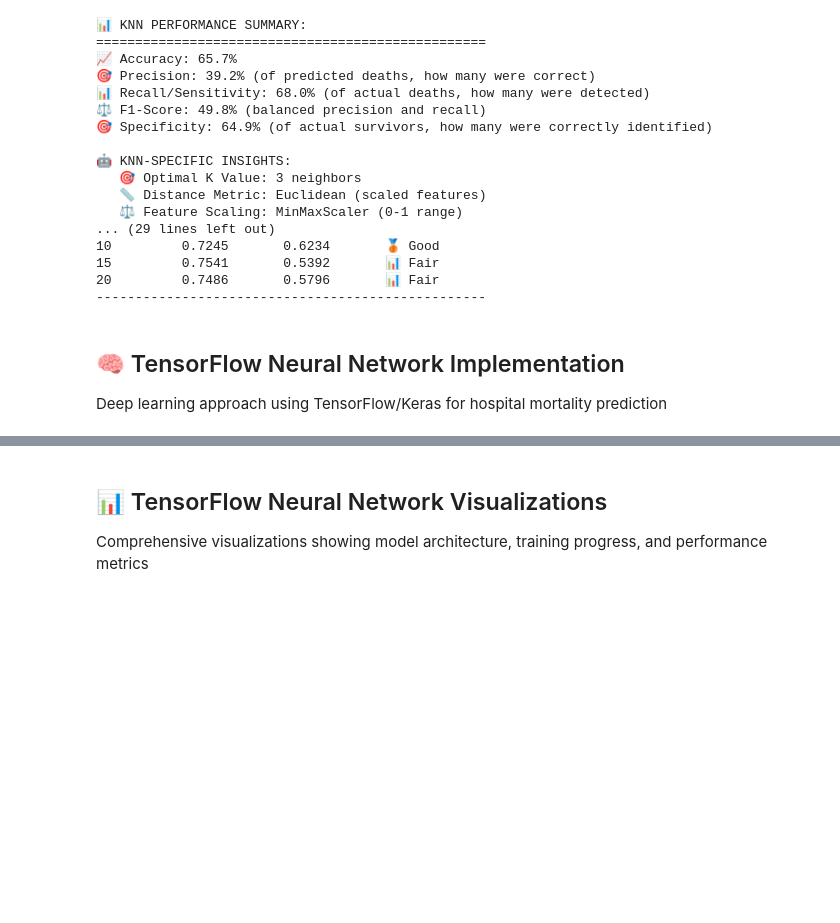
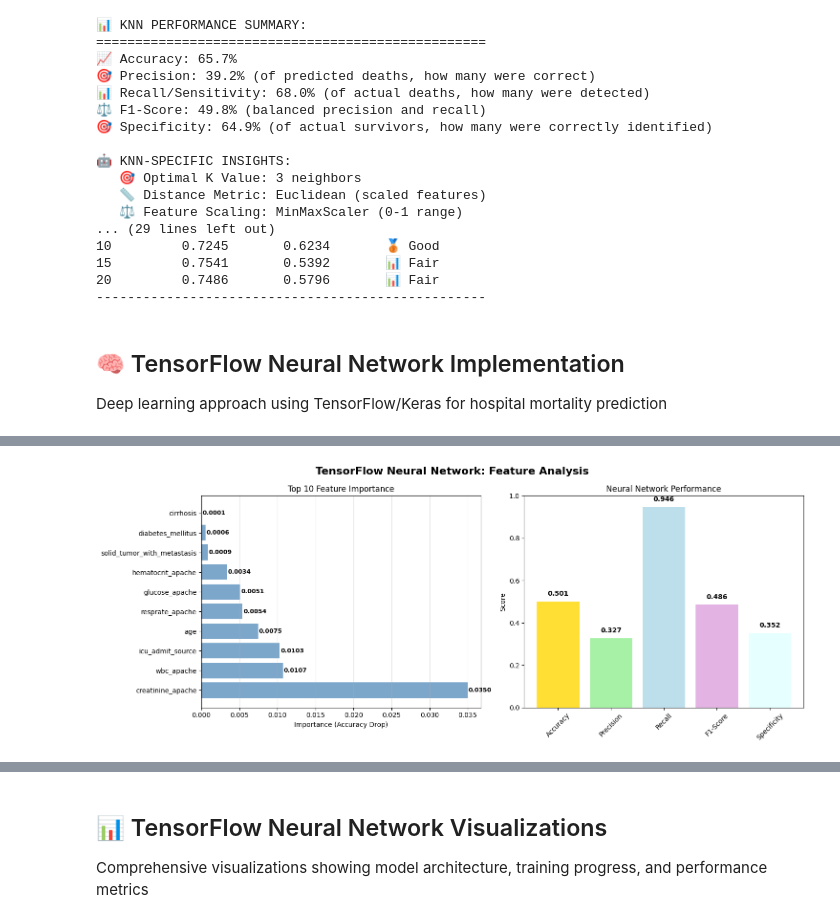
Before and after one commit to Quinn-Gainey/CS513-icu-mortality, a Jupyter notebook: dataset_overview.ipynb, the cells around one changed output, grey strips where cells are left out. Drawn from its saved outputs; the diff is of its cells as text; code cells hidden in the pictures; blank space fills up the shorter version.

```diff
--- a/dataset_overview.ipynb
+++ b/dataset_overview.ipynb
@@ -2721,0 +3335,95 @@ X shape: (22162, 22)
+# %%
+# TensorFlow Neural Network Feature Analysis - Simple Approach
+import pandas as pd
+import numpy as np
+import matplotlib.pyplot as plt
+
+print("🧠 TENSORFLOW NEURAL NETWORK FEATURE ANALYSIS")
+print("=" * 60)
+print("🎯 Simple feature importance analysis for neural network")
+
+# Get feature names
+nn_feature_names = list(X_train_std.columns)
+print(f"\n🔢 Neural Network Info:")
+print(f"   • Features: {len(nn_feature_names)}")
+print(f"   • Performance: {tf_accuracy:.3f} accuracy, {tf_recall:.3f} recall")
+
+# Method 1: Feature Ablation (Simple)
+print(f"\n🔍 FEATURE ABLATION ANALYSIS")
+print("   Testing performance drop when features are removed...")
+
+# Get baseline predictions
+baseline_pred = (model.predict(x_test, verbose=0) > best_threshold).astype(int)
+baseline_accuracy = np.mean(baseline_pred == y_test)
+print(f"   Baseline accuracy: {baseline_accuracy:.4f}")
+
+# Calculate importance by removing each feature
+ablation_importance = []
+for i, feature in enumerate(nn_feature_names):
+    # Copy test data and zero out feature i
+    x_test_modified = x_test.copy()
+    x_test_modified[:, i] = 0  # Set feature to zero instead of mean
+
+    # Get new accuracy
+    modified_pred = (model.predict(x_test_modified, verbose=0) > best_threshold).astype(int)
+    modified_accuracy = np.mean(modified_pred == y_test)
+
+    # Importance = accuracy drop
+    importance = baseline_accuracy - modified_accuracy
+    ablation_importance.append(importance)
+
+# Create results dataframe
+importance_df = pd.DataFrame({
+    'feature': nn_feature_names,
+    'importance': ablation_importance
+}).sort_values('importance', ascending=False)
+
+print(f"\n🏥 TOP 5 MOST IMPORTANT FEATURES:")
+for i, (_, row) in enumerate(importance_df.head(5).iterrows()):
+    print(f"   {i+1}. {row['feature']}: {row['importance']:.4f}")
+
+# Simple visualization
+fig, (ax1, ax2) = plt.subplots(1, 2, figsize=(15, 6))
+fig.suptitle('TensorFlow Neural Network: Feature Analysis', fontsize=16, fontweight='bold')
+
+# Plot 1: Top 10 Feature Importance
+top_10 = importance_df.head(10)
+ax1.barh(range(len(top_10)), top_10['importance'], color='steelblue', alpha=0.7)
+ax1.set_yticks(range(len(top_10)))
+ax1.set_yticklabels(top_10['feature'], fontsize=10)
+ax1.set_xlabel('Importance (Accuracy Drop)')
+ax1.set_title('Top 10 Feature Importance')
+ax1.grid(axis='x', alpha=0.3)
+
+# Add values on bars
+for i, (bar, imp) in enumerate(zip(ax1.patches, top_10['importance'])):
+    ax1.text(imp + 0.0001, bar.get_y() + bar.get_height()/2,
+             f'{imp:.4f}', ha='left', va='center', fontsize=9, fontweight='bold')
+
+# Plot 2: Performance Summary
+metrics = ['Accuracy', 'Precision', 'Recall', 'F1-Score', 'Specificity']
+values = [tf_accuracy, tf_precision, tf_recall, tf_f1, tf_specificity]
+colors = ['gold', 'lightgreen', 'lightblue', 'plum', 'lightcyan']
+
+bars = ax2.bar(metrics, values, color=colors, alpha=0.8)
+ax2.set_title('Neural Network Performance')
+ax2.set_ylabel('Score')
+ax2.set_ylim(0, 1)
+ax2.tick_params(axis='x', rotation=45)
+
+# Add values on bars
+for bar, value in zip(bars, values):
+    height = bar.get_height()
+    ax2.text(bar.get_x() + bar.get_width()/2., height + 0.02,
+             f'{value:.3f}', ha='center', va='bottom', fontweight='bold')
+
+plt.tight_layout()
+plt.show()
+
+# Summary
+print(f"\n📈 SUMMARY:")
+print(f"🎯 Best feature: {importance_df.iloc[0]['feature']} (impact: {importance_df.iloc[0]['importance']:.4f})")
+print(f"🧠 Neural network learns complex feature interactions")
+print(f"📊 Ablation shows which features matter most for predictions")
+print(f"✅ Analysis complete - ready for CS513 presentation!")
+# %% [output]
@@ -2721,0 +3447 @@ X shape: (22162, 22)
+[figure, added]
```
Also changed, not shown: parts of 19 cells of this notebook.
